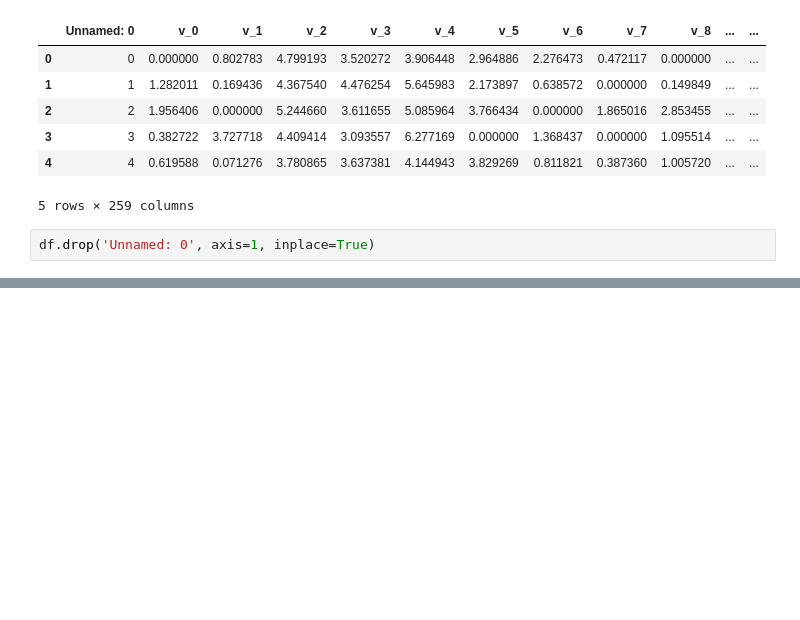
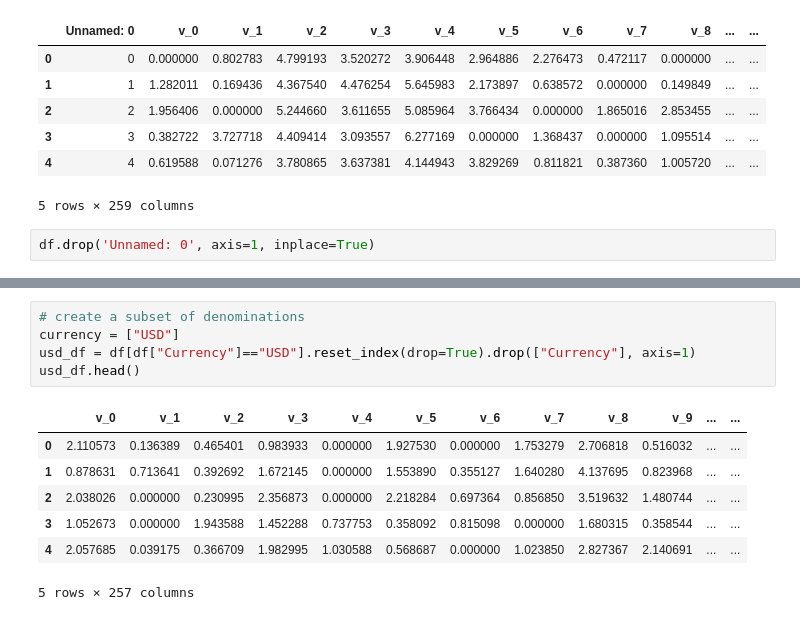
Before and after one commit to anthnoyc/money-classification, a Jupyter notebook: money.ipynb, the cells around one changed output, grey strips where cells are left out. Drawn from its saved outputs; the diff is of its cells as text; blank space fills up the shorter version.

```diff
--- a/money.ipynb
+++ b/money.ipynb
@@ -18 +45,14 @@ df.drop('Unnamed: 0', axis=1, inplace=True)
+# %%
+# create a subset of denominations
+currency = ["USD"]
+usd_df = df[df["Currency"]=="USD"].reset_index(drop=True).drop(["Currency"], axis=1)
+usd_df.head()
+# %% [output]
+|  | v_0 | v_1 | v_2 | v_3 | v_4 | v_5 | v_6 | v_7 | v_8 | v_9 | ... | ... |
+| 0 | 2.110573 | 0.136389 | 0.465401 | 0.983933 | 0.000000 | 1.927530 | 0.000000 | 1.753279 | 2.706818 | 0.516032 | ... | ... |
+| 1 | 0.878631 | 0.713641 | 0.392692 | 1.672145 | 0.000000 | 1.553890 | 0.355127 | 1.640280 | 4.137695 | 0.823968 | ... | ... |
+| 2 | 2.038026 | 0.000000 | 0.230995 | 2.356873 | 0.000000 | 2.218284 | 0.697364 | 0.856850 | 3.519632 | 1.480744 | ... | ... |
+| 3 | 1.052673 | 0.000000 | 1.943588 | 1.452288 | 0.737753 | 0.358092 | 0.815098 | 0.000000 | 1.680315 | 0.358544 | ... | ... |
+| 4 | 2.057685 | 0.039175 | 0.366709 | 1.982995 | 1.030588 | 0.568687 | 0.000000 | 1.023850 | 2.827367 | 2.140691 | ... | ... |
+5 rows × 257 columns
 # %%
```
Also changed, not shown: parts of 53 cells of this notebook.
